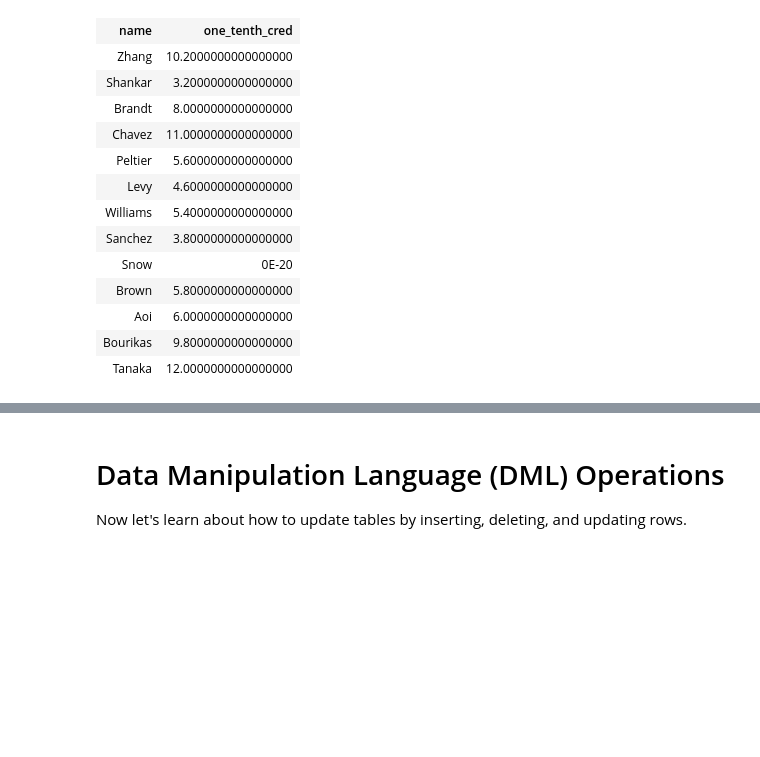
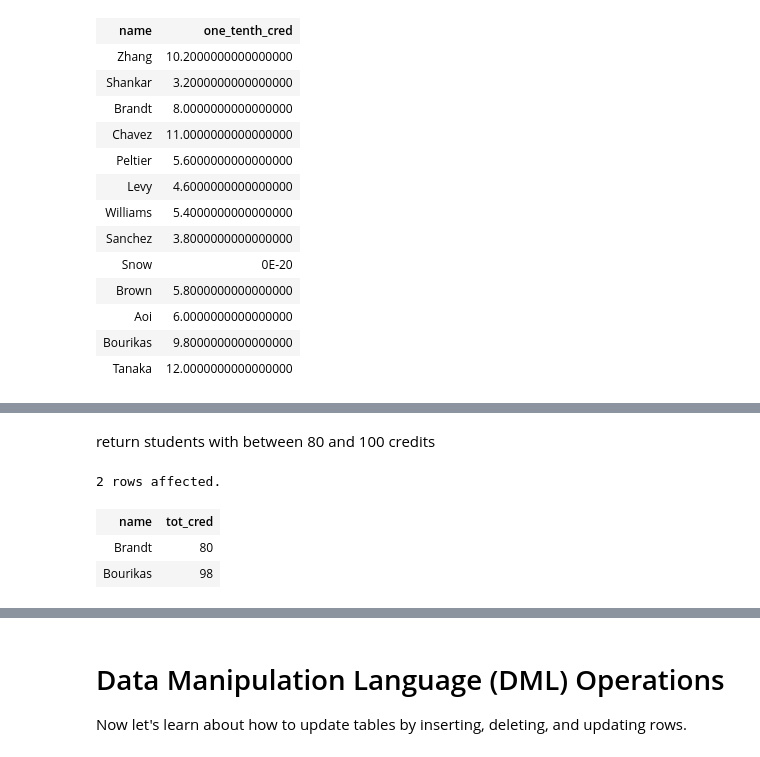
Before and after one commit to IITDBGroup/cs425, a Jupyter notebook: classnotebook-2017-Fall/CS425-2017-Notebook.ipynb, the cells around one changed output, grey strips where cells are left out. Drawn from its saved outputs; the diff is of its cells as text; code cells hidden in the pictures; blank space fills up the shorter version.

```diff
--- a/classnotebook-2017-Fall/CS425-2017-Notebook.ipynb
+++ b/classnotebook-2017-Fall/CS425-2017-Notebook.ipynb
@@ -364,0 +387,12 @@ FROM student
+# %% [markdown]
+return students with between 80 and 100 credits
+# %%
+%%sql
+SELECT name, tot_cred
+FROM student
+WHERE tot_cred BETWEEN 80 AND 100
+# %% [output]
+2 rows affected.
+| name | tot_cred |
+| Brandt | 80 |
+| Bourikas | 98 |
```
Also changed, not shown: parts of 18 cells of this notebook, 1 other file.
